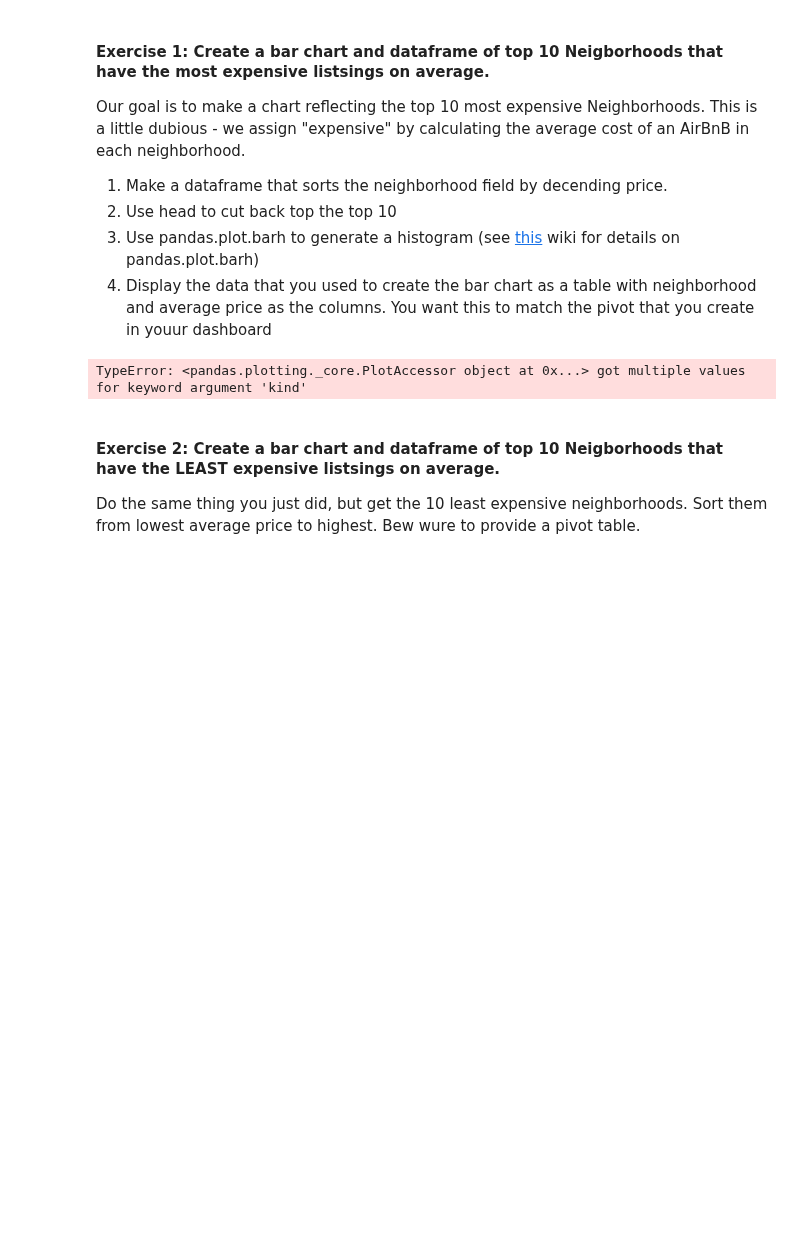
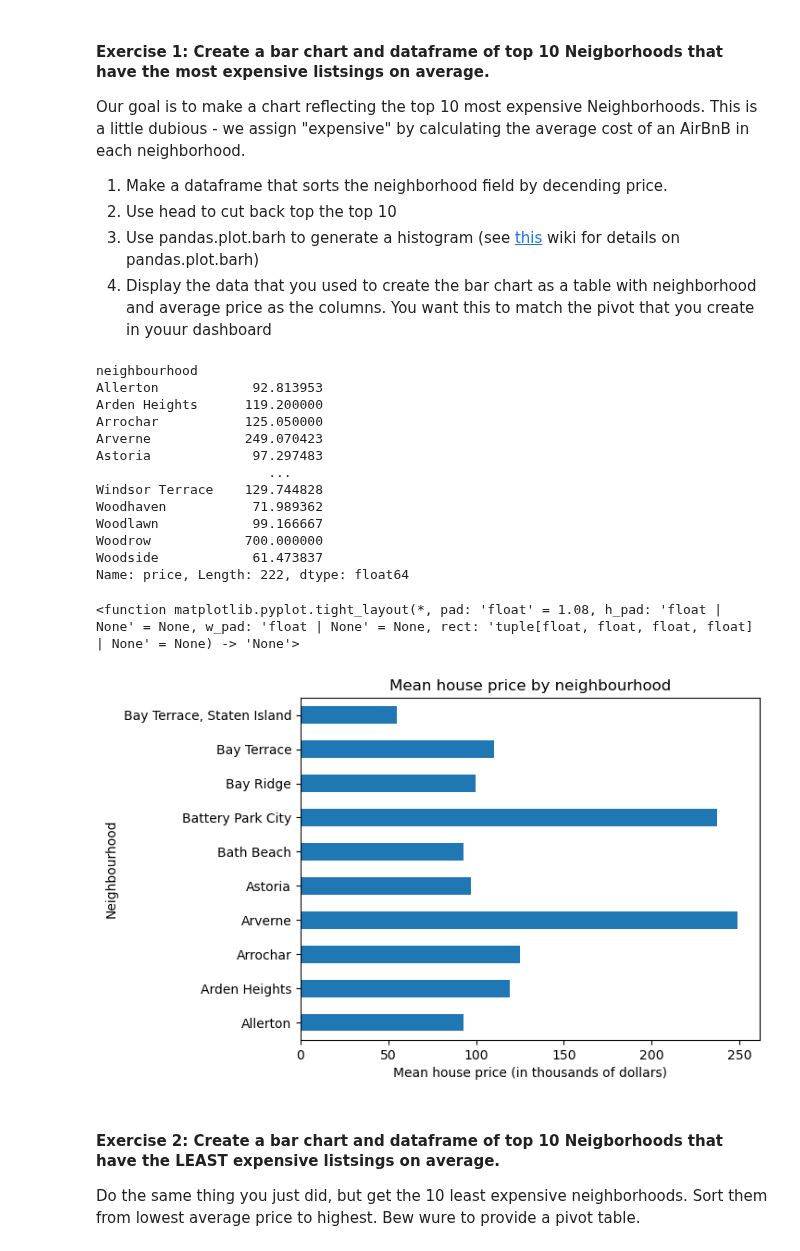
Before and after one commit to availe/CTP-Data-Science, a Jupyter notebook: Week-03-Data_Analytics-Data_Viz-BI_tools/Exercise-RD.ipynb, the cells around one changed output. Drawn from its saved outputs; the diff is of its cells as text; code cells hidden in the pictures; blank space fills up the shorter version.

Commit message:
bar graph

```diff
--- a/Week-03-Data_Analytics-Data_Viz-BI_tools/Exercise-RD.ipynb
+++ b/Week-03-Data_Analytics-Data_Viz-BI_tools/Exercise-RD.ipynb
@@ -20,17 +18,36 @@ an AirBnB in each neighborhood.
 # %%
 # our goal is to make a chart reflecting the top 10 most expensive Neighborhoods
 # This is a little dubious - we assign "expensive" by calculating the average cost of
 # an AirBnB in each neighborhood, then we take the top ten and weight each slice
 # by the average value.
 #
 # make a dataframe that sorts the neighborhood field by decending price.
 # Use head to cut back top the top 10. Then, use df.plot.barh to generate a histogram.
 
-df.groupby('neighbourhood')['price'].mean()
-df.sort_values(by=['price'], ascending=False)
-df.head()
+top_neighborhood_prices = df.groupby('neighbourhood')['price'].mean()
+display(top_neighborhood_prices)
+top_neighborhood_prices.sort_values(ascending=False)
+top_neighborhood_prices.head(10).plot.barh(x="neighbourhood", y="price")
+plt.title('Mean house price by neighbourhood')
+plt.xlabel('Mean house price (in thousands of dollars)')
+plt.ylabel('Neighbourhood')
+plt.tight_layout
 # %% [output]
-TypeError: <pandas.plotting._core.PlotAccessor object at 0x...> got multiple values for keyword argument 'kind'
+neighbourhood
+Allerton            92.813953
+Arden Heights      119.200000
+Arrochar           125.050000
+Arverne            249.070423
+Astoria             97.297483
+                      ...
+Windsor Terrace    129.744828
+Woodhaven           71.989362
+Woodlawn            99.166667
+Woodrow            700.000000
+Woodside            61.473837
+Name: price, Length: 222, dtype: float64
+<function matplotlib.pyplot.tight_layout(*, pad: 'float' = 1.08, h_pad: 'float | None' = None, w_pad: 'float | None' = None, rect: 'tuple[float, float, float, float] | None' = None) -> 'None'>
+[figure, added]
 # %%
 # Now, display the top 10 datframe you created as a table with columns
 # neighbourhood and price
```
Also changed, not shown: parts of 1 cell of this notebook.
